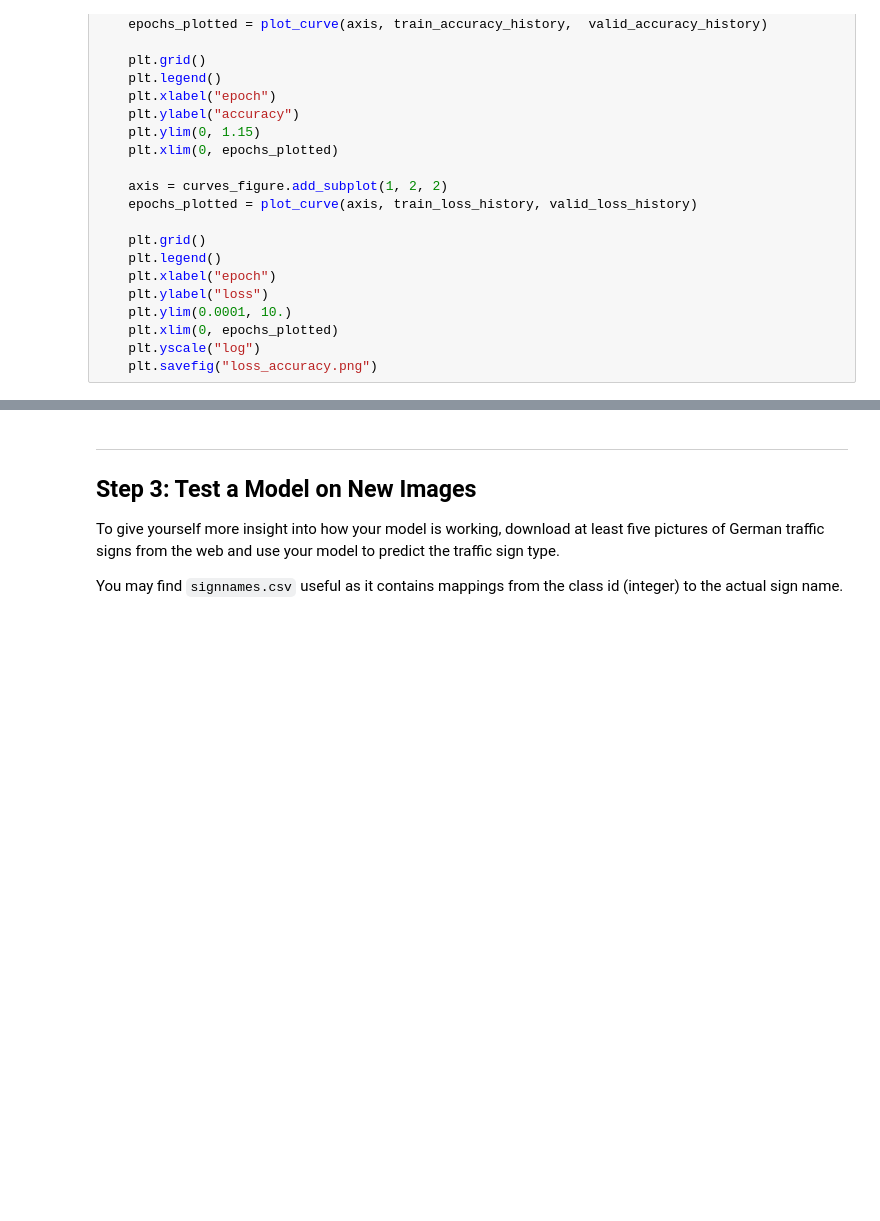
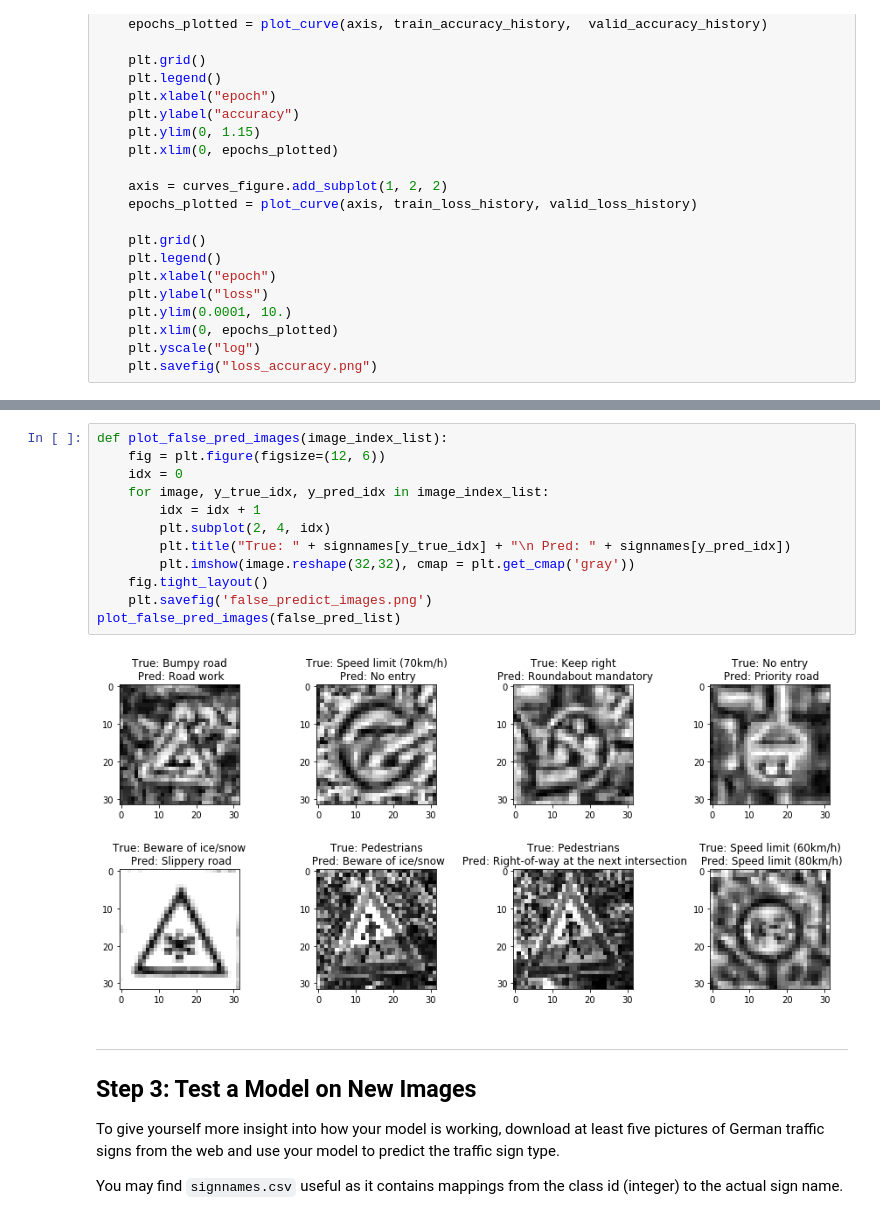
Before and after one commit to wengyao04/CarND-Traffic-Sign-Classifier-Project, a Jupyter notebook: Traffic_Sign_Classifier.ipynb, the cells around one changed output, grey strips where cells are left out. Cells and saved outputs as stored; diff of their text form; blank space fills up the shorter version.

```diff
--- a/Traffic_Sign_Classifier.ipynb
+++ b/Traffic_Sign_Classifier.ipynb
@@ -487,3 +569,17 @@ Model file: /home/wengyao04/machine_learning/udacity_selfdrivingcar_nanodegree/C
+# %%
+def plot_false_pred_images(image_index_list):
+    fig = plt.figure(figsize=(12, 6))
+    idx = 0
+    for image, y_true_idx, y_pred_idx in image_index_list:
+        idx = idx + 1
+        plt.subplot(2, 4, idx)
+        plt.title("True: " + signnames[y_true_idx] + "\n Pred: " + signnames[y_pred_idx])
+        plt.imshow(image.reshape(32,32), cmap = plt.get_cmap('gray'))
+    fig.tight_layout()
+    plt.savefig('false_predict_images.png')
+plot_false_pred_images(false_pred_list)
+# %% [output]
+[figure, added]
 # %% [markdown]
 ---
 
```
Also changed, not shown: parts of 24 cells of this notebook.
